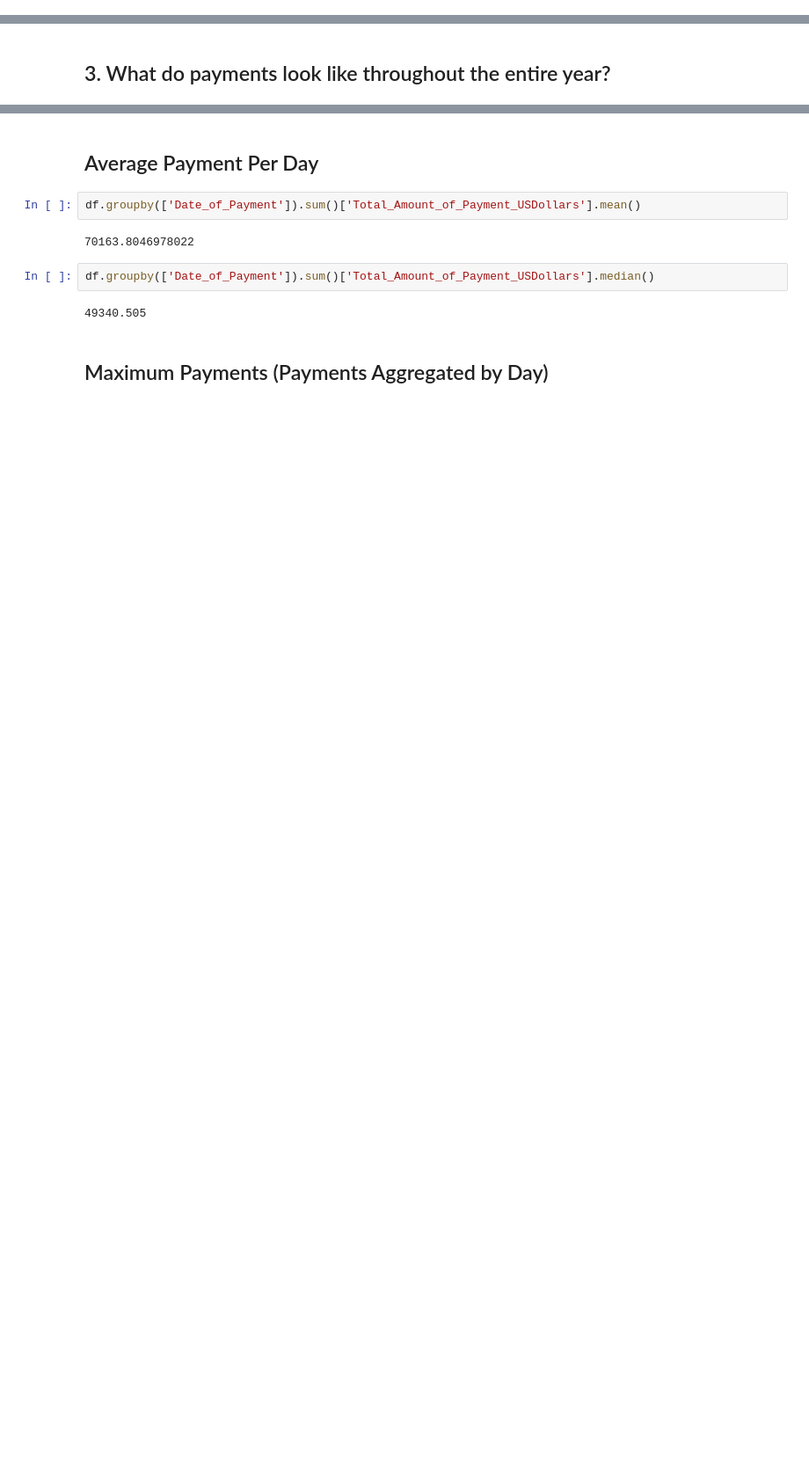
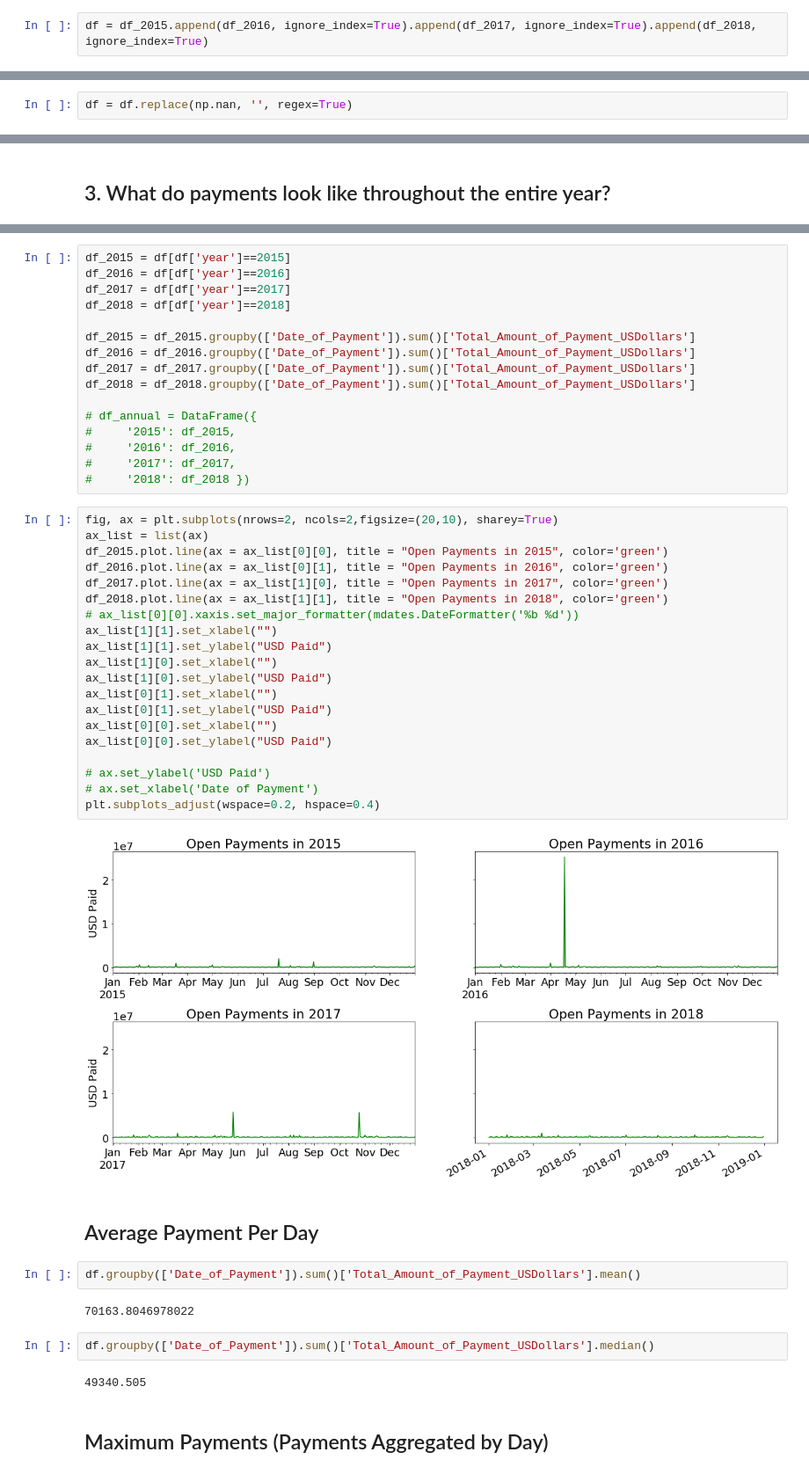
Before and after one commit to terryghanty/cs320-final, a Jupyter notebook: Final Project - Cale, James, Terry.ipynb, the cells around one changed output, grey strips where cells are left out. Shown at 88% size. Drawn from its saved outputs; the diff is of its cells as text; blank space fills up the shorter version.

```diff
--- a/Final Project - Cale, James, Terry.ipynb
+++ b/Final Project - Cale, James, Terry.ipynb
@@ -32,3 +34,7 @@ df = make_df('General_Payment_Data___Detailed_Dataset_2018_Reporting_Year-2.csv'
+# %%
+df = df_2015.append(df_2016, ignore_index=True).append(df_2017, ignore_index=True).append(df_2018, ignore_index=True)
 # %%
 df['Date_of_Payment']= pd.to_datetime(df['Date_of_Payment'])
 df['Total_Amount_of_Payment_USDollars']=df['Total_Amount_of_Payment_USDollars'].str.replace(',',"").astype(float)
+# %%
+df = df.replace(np.nan, '', regex=True)
@@ -97,3 +132,41 @@ plt.savefig('payments.png')
+# %%
+df_2015 = df[df['year']==2015]
+df_2016 = df[df['year']==2016]
+df_2017 = df[df['year']==2017]
+df_2018 = df[df['year']==2018]
+
+df_2015 = df_2015.groupby(['Date_of_Payment']).sum()['Total_Amount_of_Payment_USDollars']
+df_2016 = df_2016.groupby(['Date_of_Payment']).sum()['Total_Amount_of_Payment_USDollars']
+df_2017 = df_2017.groupby(['Date_of_Payment']).sum()['Total_Amount_of_Payment_USDollars']
+df_2018 = df_2018.groupby(['Date_of_Payment']).sum()['Total_Amount_of_Payment_USDollars']
+
+# df_annual = DataFrame({
+#     '2015': df_2015,
+#     '2016': df_2016,
+#     '2017': df_2017,
+#     '2018': df_2018 })
+# %%
+fig, ax = plt.subplots(nrows=2, ncols=2,figsize=(20,10), sharey=True)
+ax_list = list(ax)
+df_2015.plot.line(ax = ax_list[0][0], title = "Open Payments in 2015", color='green')
+df_2016.plot.line(ax = ax_list[0][1], title = "Open Payments in 2016", color='green')
+df_2017.plot.line(ax = ax_list[1][0], title = "Open Payments in 2017", color='green')
+df_2018.plot.line(ax = ax_list[1][1], title = "Open Payments in 2018", color='green')
+# ax_list[0][0].xaxis.set_major_formatter(mdates.DateFormatter('%b %d'))
+ax_list[1][1].set_xlabel("")
+ax_list[1][1].set_ylabel("USD Paid")
+ax_list[1][0].set_xlabel("")
+ax_list[1][0].set_ylabel("USD Paid")
+ax_list[0][1].set_xlabel("")
+ax_list[0][1].set_ylabel("USD Paid")
+ax_list[0][0].set_xlabel("")
+ax_list[0][0].set_ylabel("USD Paid")
+
+# ax.set_ylabel('USD Paid')
+# ax.set_xlabel('Date of Payment')
+plt.subplots_adjust(wspace=0.2, hspace=0.4)
+# %% [output]
+[figure, added]
 # %% [markdown]
 ## Average Payment Per Day
 # %%
```
Also changed, not shown: parts of 16 cells of this notebook.
